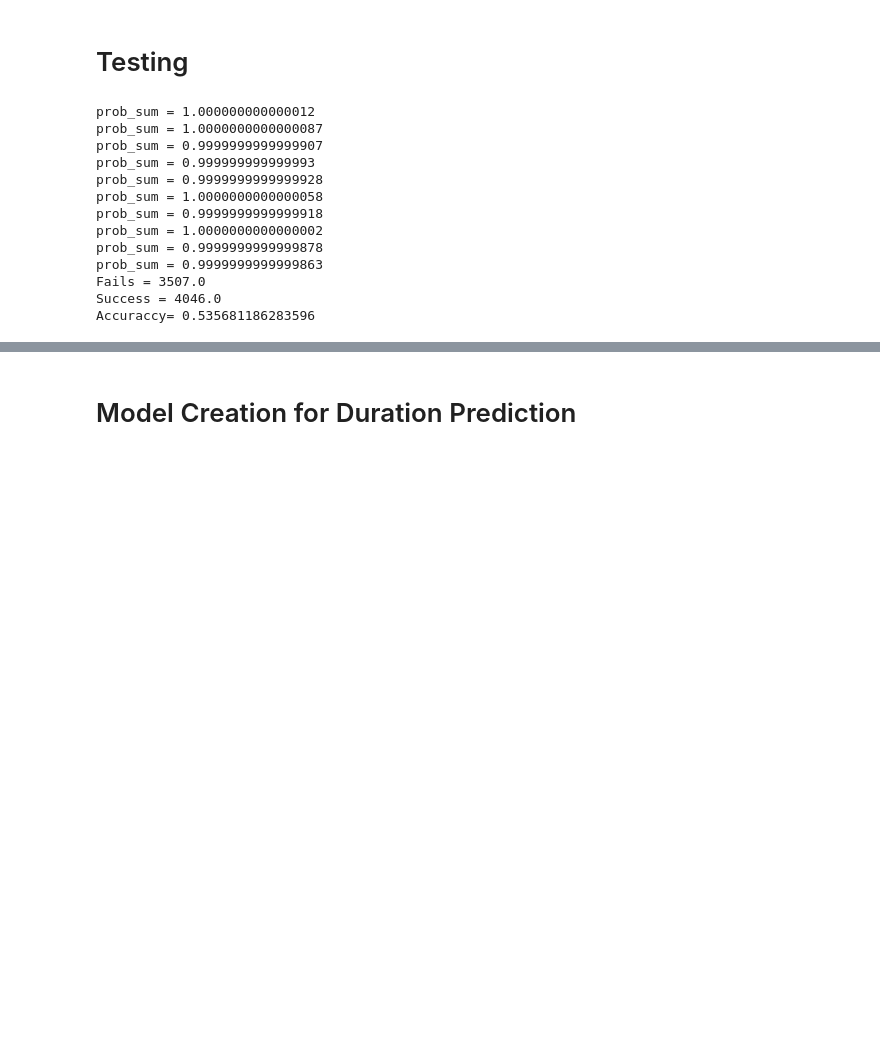
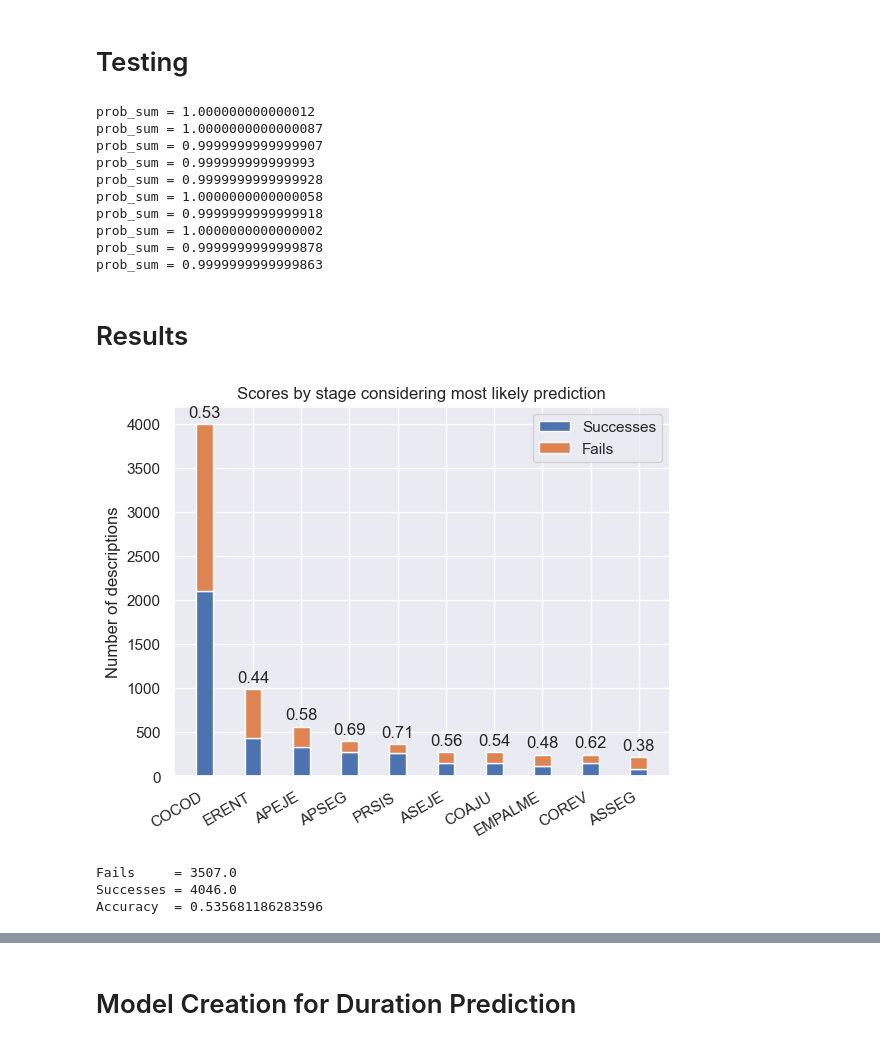
Before and after one commit to jrsalgadoASW/hw4_ares, a Jupyter notebook: model_creation.ipynb, the cells around one changed output, grey strips where cells are left out. Saved outputs shown, nothing was run; the diff lists cells and outputs as text; code cells hidden in the pictures; blank space fills up the shorter version.

```diff
--- a/model_creation.ipynb
+++ b/model_creation.ipynb
@@ -364,8 +370,10 @@ def get_stage_index(stage: str)->int:
     return all_stages.index(stage)
 
 #It's test day!
-fails: np.array = np.zeros((10))
-successes: np.array = np.zeros((10))
+fails: np.array        = np.zeros((10))
+successes: np.array    = np.zeros((10))
+three_option_fails     = np.zeros((10))
+three_option_successes = np.zeros((10))
 prob_cube = get_all_probability_matrices()
 
 for row in test_data.iterrows():
@@ -374,15 +382,14 @@ for row in test_data.iterrows():
     real_stage = row[1]["CODIGO_ETAPA"]
     pred = language_identifier(desc ,prob_cube)
     idx = get_stage_index(real_stage)
-    if not (pred == real_stage):
+    if not (pred[0] == real_stage):
         fails[idx] = fails[idx] + 1
     else:
         successes[idx] = successes[idx] + 1
-fails_sum = fails.sum()
-successes_sum = successes.sum()
-print(f"Fails = {fails_sum}")
-print(f"Success = {successes_sum}")
-print(f"Accuraccy= {successes_sum/(successes_sum+fails_sum)}")
+    if not (real_stage in pred[1]):
+        three_option_fails[idx] += 1
+    else:
+        three_option_successes[idx] += 1
 # %% [output]
 prob_sum = 1.000000000000012
 prob_sum = 1.0000000000000087
@@ -394,6 +401,40 @@ prob_sum = 0.9999999999999918
 prob_sum = 1.0000000000000002
 prob_sum = 0.9999999999999878
 prob_sum = 0.9999999999999863
-Fails = 3507.0
-Success = 4046.0
-Accuraccy= 0.535681186283596
+# %% [markdown]
+# Results
+# %%
+labels = get_chosen_stages()
+width = 0.35       # the width of the bars: can also be len(x) sequence
+
+fig, ax = plt.subplots()
+
+successes_bar = ax.bar(labels, successes, width, label='Successes')
+fails_bar     = ax.bar(labels, fails, width, bottom=successes, label='Fails')
+plt.xticks(rotation=30, ha='right')
+ax.set_ylabel('Number of descriptions')
+ax.set_title('Scores by stage considering most likely prediction')
+ax.legend()
+
+def autolabel(rects,baserects):
+    """Attach a text label above each bar in *rects*, displaying its height."""
+    for i in range(0,len(rects)):
+        height = rects[i].get_height()
+        base_height = baserects[i].get_height()
+        ax.annotate('{0:.2g}'.format(base_height/(height+base_height)),
+                    xy=(rects[i].get_x() + rects[i].get_width() / 2, height+base_height),
+                    xytext=(0, 3),  # 3 points vertical offset
+                    textcoords="offset points",
+                    ha='center', va='bottom')
+autolabel(fails_bar,successes_bar)
+plt.show()
+fails_sum = fails.sum()
+successes_sum = successes.sum()
+print(f"Fails     = {fails_sum}")
+print(f"Successes = {successes_sum}")
+print(f"Accuracy  = {successes_sum/(successes_sum+fails_sum)}")
+# %% [output]
+[figure, added]
+Fails     = 3507.0
+Successes = 4046.0
+Accuracy  = 0.535681186283596
```
Also changed, not shown: parts of 3 cells of this notebook.
